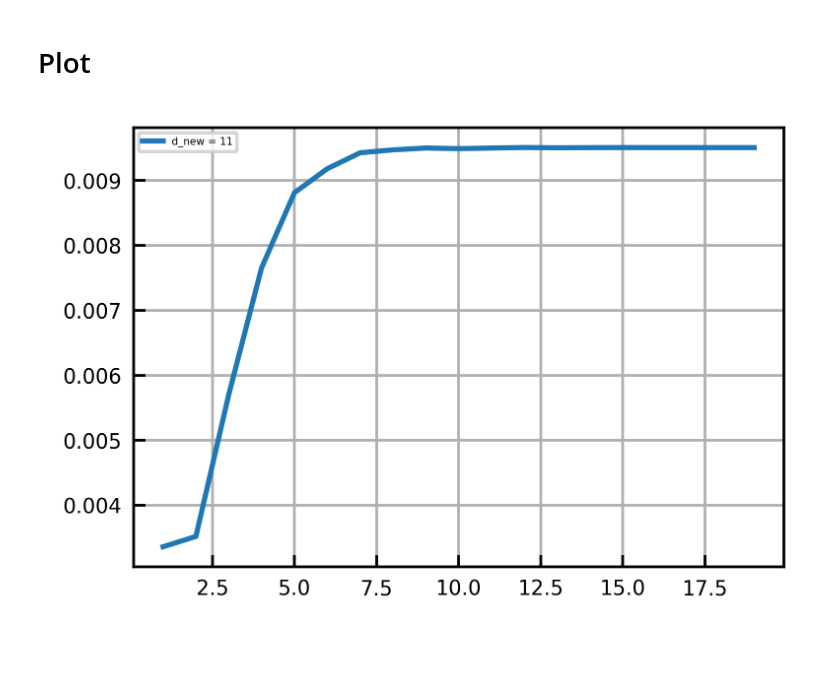
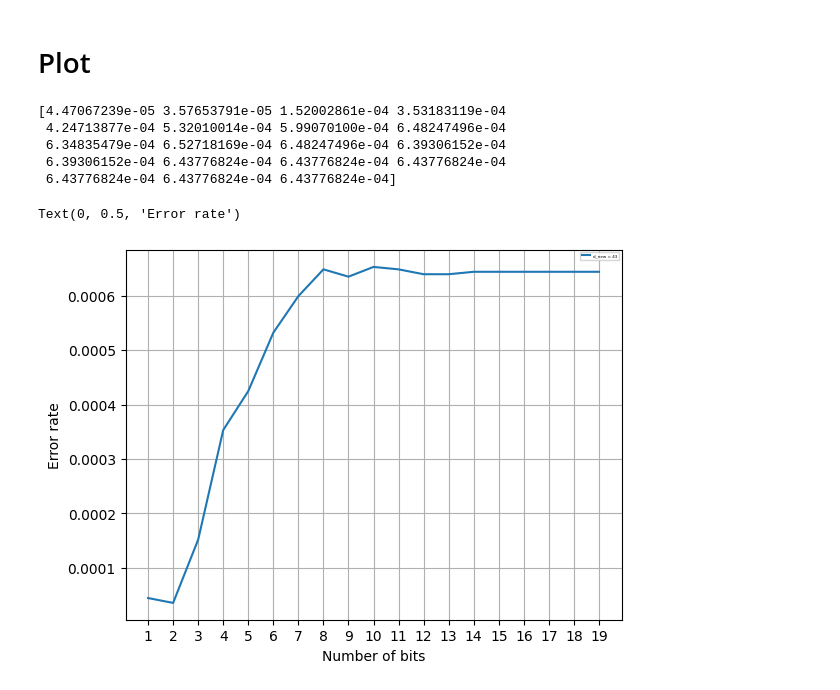
Before and after one commit to quantumjim/soft_information_decoding, a Jupyter notebook: notebooks/Decoding/cpp_pm/SubSampling/presi_decoding/plots/plot_infoPerfo_presi.ipynb, the cells around one changed output. Drawn from its saved outputs; the diff is of its cells as text; code cells hidden in the pictures; blank space fills up the shorter version.

```diff
--- a/notebooks/Decoding/cpp_pm/SubSampling/presi_decoding/plots/plot_infoPerfo_presi.ipynb
+++ b/notebooks/Decoding/cpp_pm/SubSampling/presi_decoding/plots/plot_infoPerfo_presi.ipynb
@@ -98,15 +93,27 @@ dict_keys([7, 55, 51, 47, 43, 39, 35, 31, 27, 23, 19, 15, 11, 3])
 # %%
 import matplotlib.pyplot as plt
 
 for d_new, data in d_new_dict.items():
-    if d_new != 11:
+    if d_new != 43:
         continue
 
     errs = data["mean_err_per_bit"]/data["shots"]
     bits = data["nb_of_bits"]
 
+    print(errs)
+
     plt.plot(bits, errs, label=f"d_new = {d_new}")
     plt.legend(fontsize=3)
     plt.grid()
+
+plt.xlabel("Number of bits")
+plt.xticks(nb_of_bits)
+plt.ylabel("Error rate")
 # %% [output]
+[4.47067239e-05 3.57653791e-05 1.52002861e-04 3.53183119e-04
+ 4.24713877e-04 5.32010014e-04 5.99070100e-04 6.48247496e-04
+ 6.34835479e-04 6.52718169e-04 6.48247496e-04 6.39306152e-04
+ 6.39306152e-04 6.43776824e-04 6.43776824e-04 6.43776824e-04
+ 6.43776824e-04 6.43776824e-04 6.43776824e-04]
+Text(0, 0.5, 'Error rate')
-[figure, old version]
+[figure, new version]
```
Also changed, not shown: parts of 5 cells of this notebook, 4 other files.
